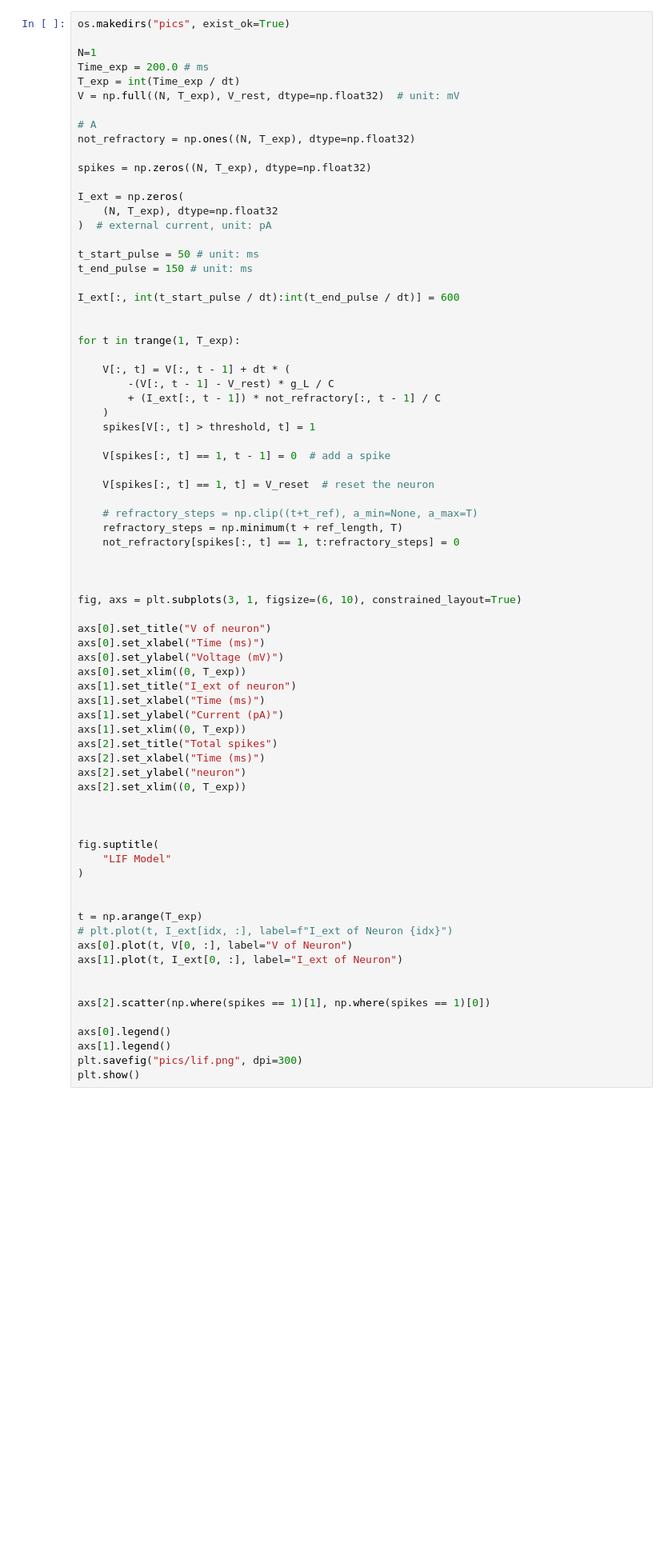
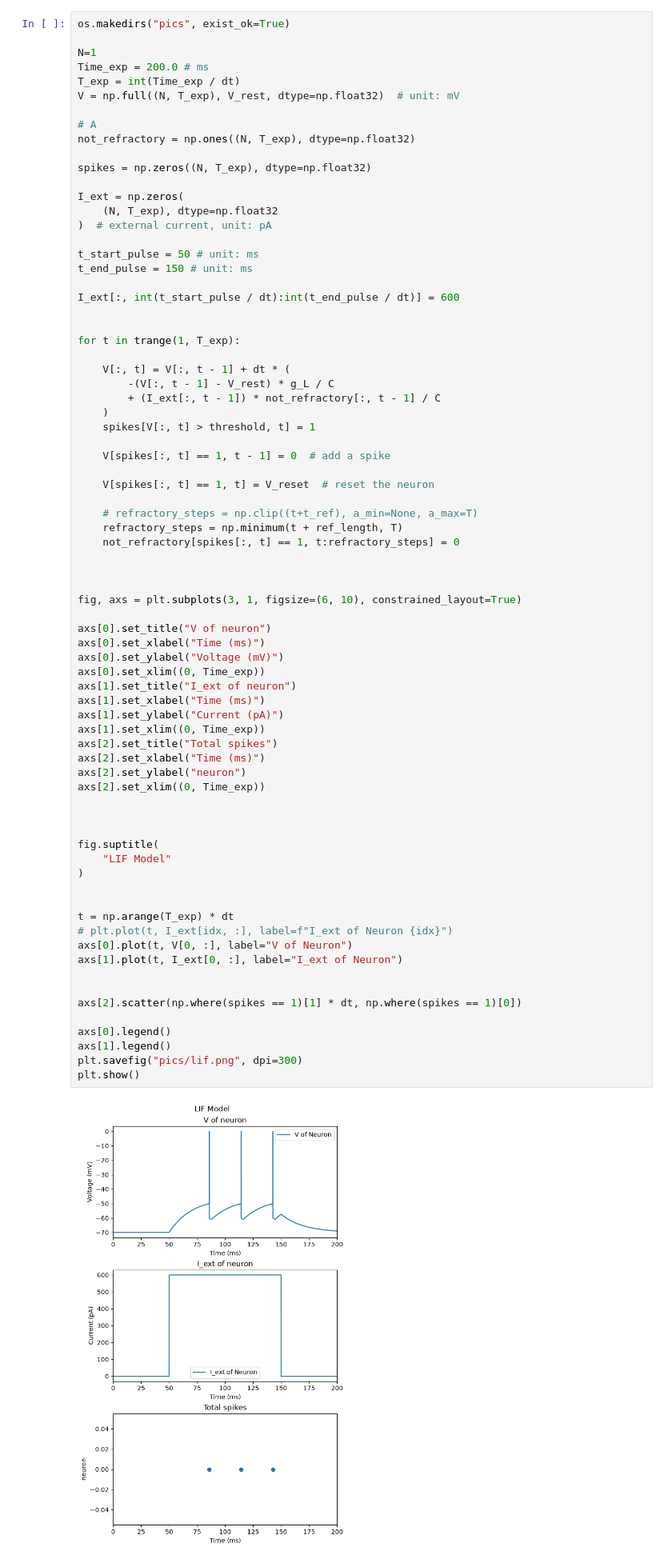
Before and after one commit to moraxborax/bio-class, a Jupyter notebook: neuron.ipynb, the cells around one changed output. Shown at 80% size. Drawn from its saved outputs; the diff is of its cells as text; blank space fills up the shorter version.

```diff
--- a/neuron.ipynb
+++ b/neuron.ipynb
@@ -139,38 +139,40 @@ for t in trange(1, T_exp):
 
 fig, axs = plt.subplots(3, 1, figsize=(6, 10), constrained_layout=True)
 
 axs[0].set_title("V of neuron")
 axs[0].set_xlabel("Time (ms)")
 axs[0].set_ylabel("Voltage (mV)")
-axs[0].set_xlim((0, T_exp))
+axs[0].set_xlim((0, Time_exp))
 axs[1].set_title("I_ext of neuron")
 axs[1].set_xlabel("Time (ms)")
 axs[1].set_ylabel("Current (pA)")
-axs[1].set_xlim((0, T_exp))
+axs[1].set_xlim((0, Time_exp))
 axs[2].set_title("Total spikes")
 axs[2].set_xlabel("Time (ms)")
 axs[2].set_ylabel("neuron")
-axs[2].set_xlim((0, T_exp))
+axs[2].set_xlim((0, Time_exp))
 
 
 
 fig.suptitle(
     "LIF Model"
 )
 
 
-t = np.arange(T_exp)
+t = np.arange(T_exp) * dt
 # plt.plot(t, I_ext[idx, :], label=f"I_ext of Neuron {idx}")
 axs[0].plot(t, V[0, :], label="V of Neuron")
 axs[1].plot(t, I_ext[0, :], label="I_ext of Neuron")
 
 
-axs[2].scatter(np.where(spikes == 1)[1], np.where(spikes == 1)[0])
+axs[2].scatter(np.where(spikes == 1)[1] * dt, np.where(spikes == 1)[0])
 
 axs[0].legend()
 axs[1].legend()
 plt.savefig("pics/lif.png", dpi=300)
 plt.show()
+# %% [output]
+[figure, added]
 # %% [markdown]
 ## 2. AMPA
 # %%
```
Also changed, not shown: parts of 2 cells of this notebook.
